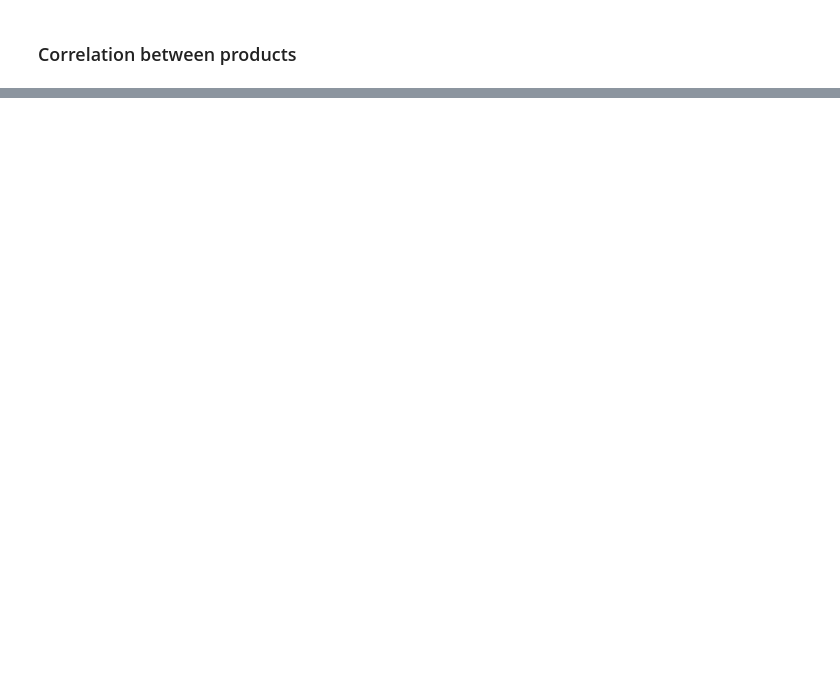
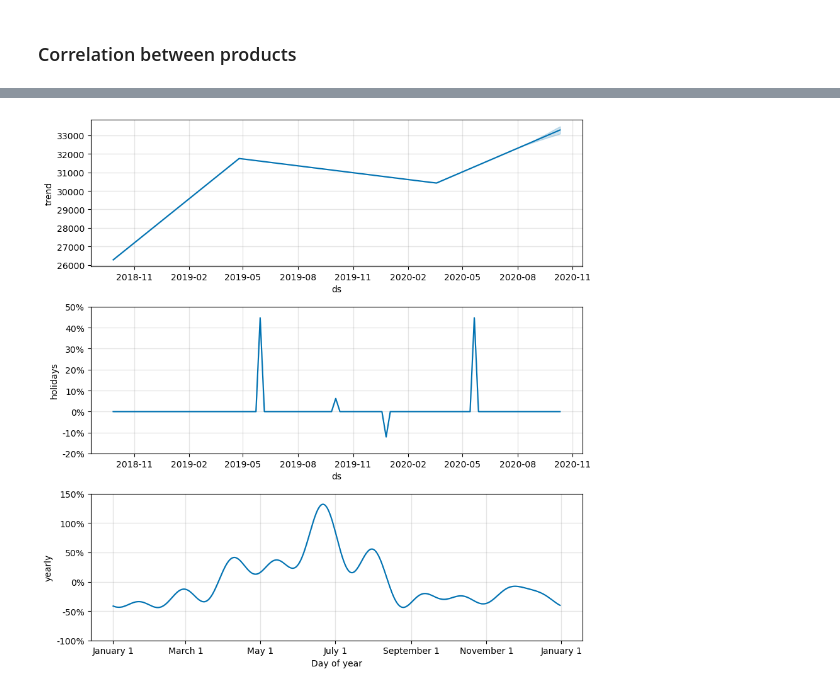
Before and after one commit to mahernadar/nyrkr, a Jupyter notebook: Regression.ipynb, the cells around one changed output, grey strips where cells are left out. Cells and saved outputs as stored; diff of their text form; code cells hidden in the pictures; blank space fills up the shorter version.

```diff
--- a/Regression.ipynb
+++ b/Regression.ipynb
@@ -184,0 +246,9 @@ heatmap = sns.heatmap(corr_df, mask=mask, vmin=-1, vmax=1, annot=True, cmap='BrB
+# %%
+holiday_data = []
+for date, name in sorted(hol.Germany(years=[2018, 2019, 2020]).items()):
+    holiday_data.append({"ds": date, "holiday": "DE-Holidays"})
+
+holiday = pd.DataFrame(holiday_data)
+holiday["ds"] = pd.to_datetime(holiday["ds"], format="%Y-%m-%d", errors="ignore")
+
+holiday.head()
@@ -184,0 +365,13 @@ heatmap = sns.heatmap(corr_df, mask=mask, vmin=-1, vmax=1, annot=True, cmap='BrB
+# %%
+# Setup and train model with holidays
+final_model = Prophet(
+    changepoint_prior_scale=0.5,
+    holidays_prior_scale=0.5,
+    n_changepoints=200,
+    seasonality_mode="multiplicative",
+    yearly_seasonality=True,
+    holidays=holiday,
+    interval_width=0.95,
+)
+final_model.add_country_holidays(country_name="DE")
+final_model.fit(train_dress_df)
@@ -184,0 +382,7 @@ heatmap = sns.heatmap(corr_df, mask=mask, vmin=-1, vmax=1, annot=True, cmap='BrB
+# %%
+future = final_model.make_future_dataframe(periods=10, freq='W')
+forecast = final_model.predict(future)
+# %%
+fig = final_model.plot_components(forecast)
+# %% [output]
+[figure, added]
```
Also changed, not shown: parts of 22 cells of this notebook, 2 other files.
